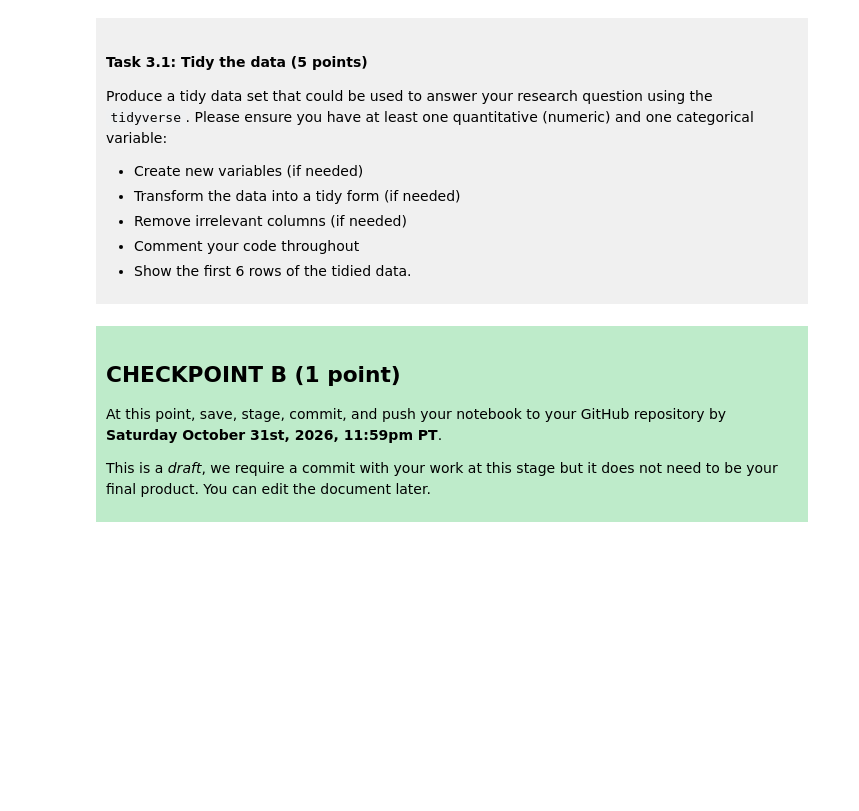
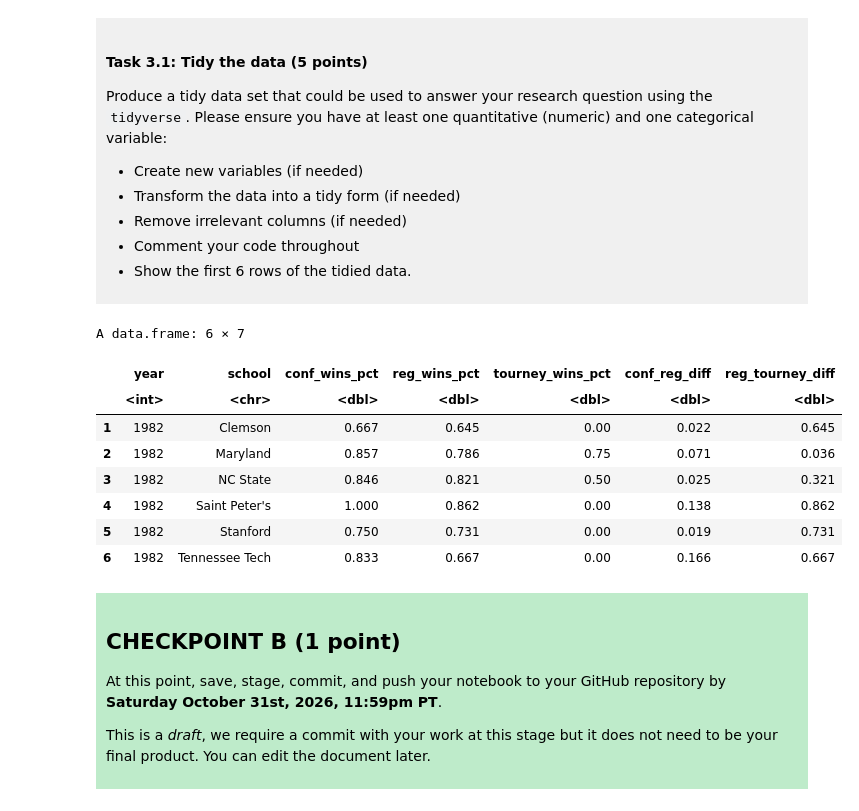
Before and after one commit to EricHbq/dsci-100-project-Eric_huang, a Jupyter notebook: dsci-100-project-notebook.ipynb, the cells around one changed output. Drawn from its saved outputs; the diff is of its cells as text; code cells hidden in the pictures; blank space fills up the shorter version.

```diff
--- a/dsci-100-project-notebook.ipynb
+++ b/dsci-100-project-notebook.ipynb
@@ -190,6 +200,25 @@ Produce a tidy data set that could be used to answer your research question usin
 </div>
 # %%
 ### EDIT THIS CODE CELL ###
+library(tidyverse)
+tidy_basketball <- women_basketball |>
+select(year, school, conf_wins_pct, reg_wins_pct, tourney_wins, tourney_losses) |>
+drop_na() |>
+mutate(tourney_wins_pct = round(tourney_wins/ (tourney_losses + tourney_wins), 3), conf_wins_pct = conf_wins_pct/100, reg_wins_pct = reg_wins_pct/100) |>
+mutate( conf_reg_diff = conf_wins_pct - reg_wins_pct, reg_tourney_diff = reg_wins_pct - tourney_wins_pct) |>
+select(year, school, conf_wins_pct, reg_wins_pct, tourney_wins_pct, conf_reg_diff, reg_tourney_diff)
+
+head(tidy_basketball)
+# %% [output]
+A data.frame: 6 × 7
+|  | year | school | conf_wins_pct | reg_wins_pct | tourney_wins_pct | conf_reg_diff | reg_tourney_diff |
+|  | <int> | <chr> | <dbl> | <dbl> | <dbl> | <dbl> | <dbl> |
+| 1 | 1982 | Clemson | 0.667 | 0.645 | 0.00 | 0.022 | 0.645 |
+| 2 | 1982 | Maryland | 0.857 | 0.786 | 0.75 | 0.071 | 0.036 |
+| 3 | 1982 | NC State | 0.846 | 0.821 | 0.50 | 0.025 | 0.321 |
+| 4 | 1982 | Saint Peter's | 1.000 | 0.862 | 0.00 | 0.138 | 0.862 |
+| 5 | 1982 | Stanford | 0.750 | 0.731 | 0.00 | 0.019 | 0.731 |
+| 6 | 1982 | Tennessee Tech | 0.833 | 0.667 | 0.00 | 0.166 | 0.667 |
 # %% [markdown]
 <div style="background-color: #beebca; padding: 10px;">
 
```
Also changed, not shown: parts of 3 cells of this notebook.
